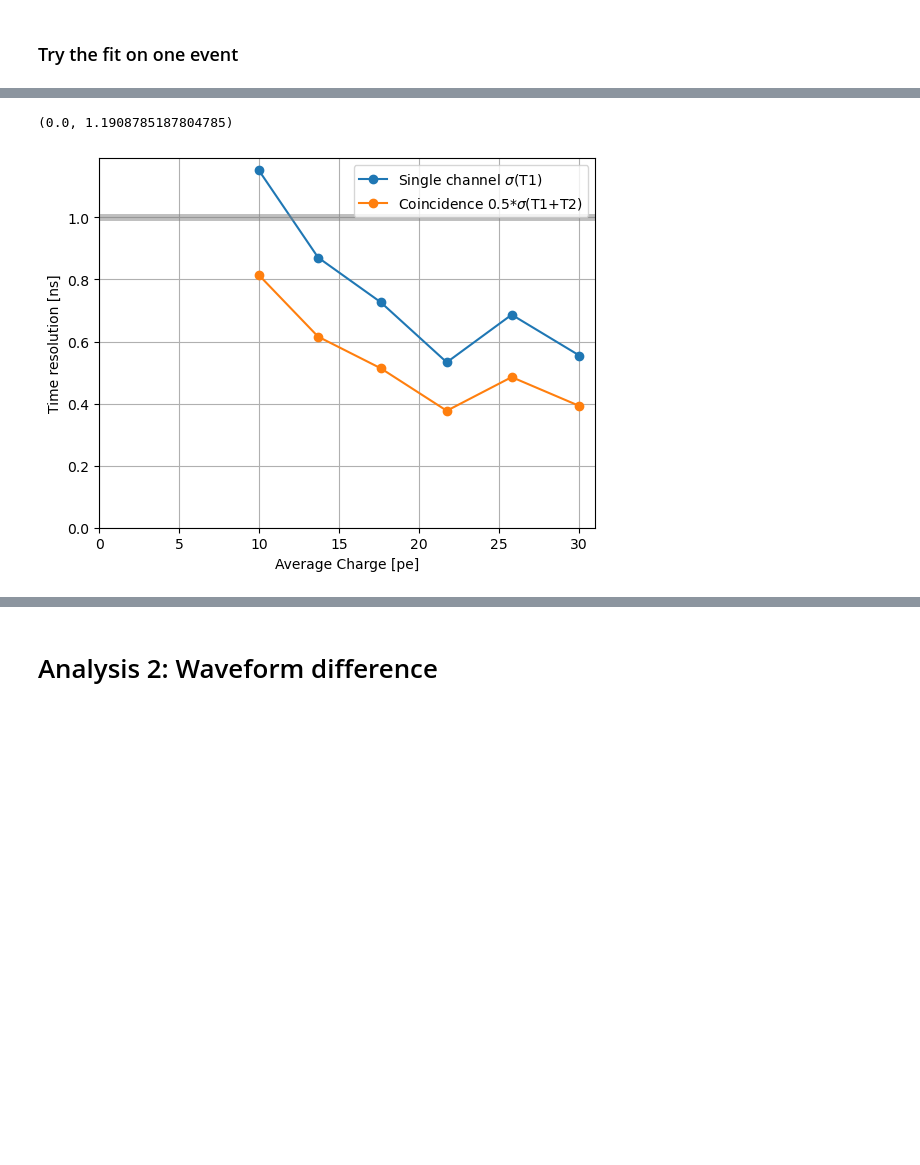
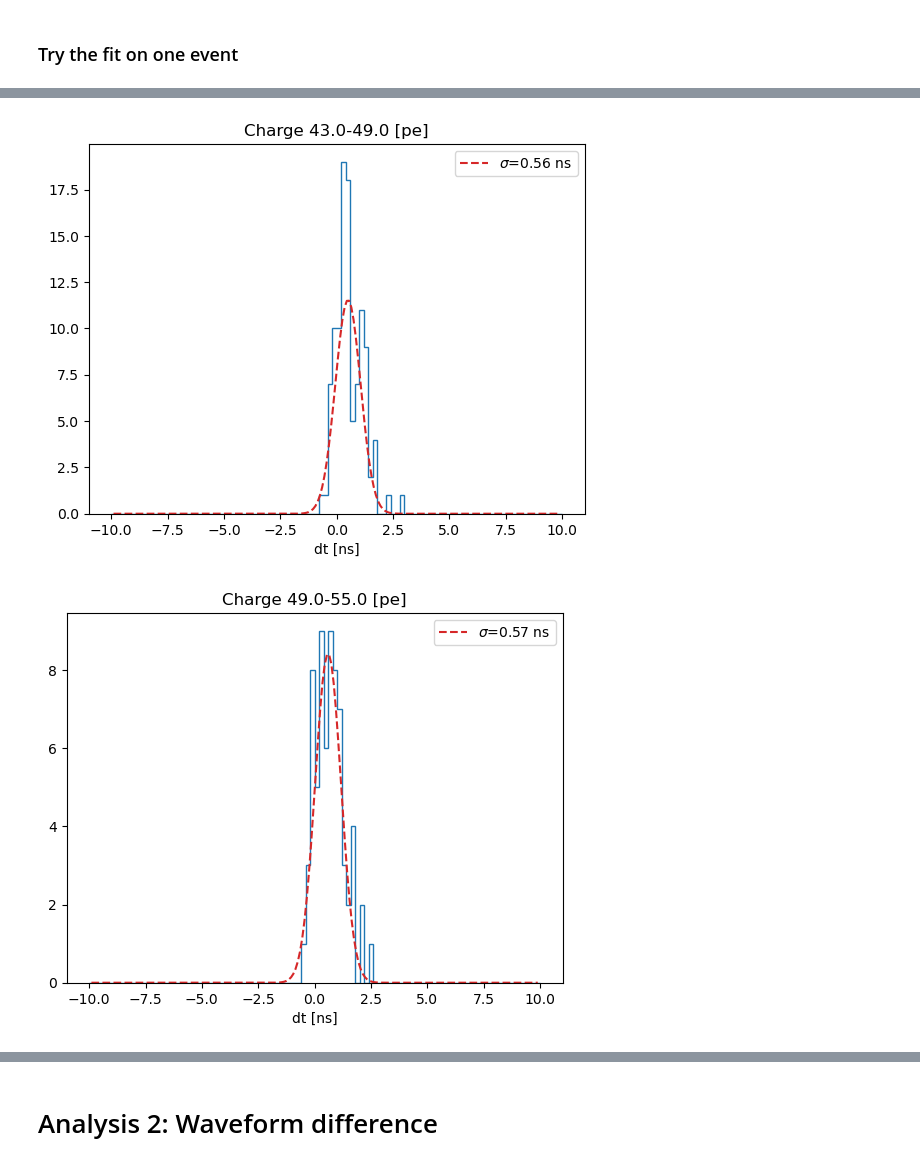
Before and after one commit to EdmondRen/Mu-Hardware, a Jupyter notebook: Keysight/Scintillator_bar_analysis.ipynb, the cells around one changed output, grey strips where cells are left out. Saved outputs shown, nothing was run; the diff lists cells and outputs as text; code cells hidden in the pictures; blank space fills up the shorter version.

```diff
--- a/Keysight/Scintillator_bar_analysis.ipynb
+++ b/Keysight/Scintillator_bar_analysis.ipynb
@@ -155,0 +242,10 @@ dt_fit = process_result["trigger_time_fit_1"]-process_result["trigger_time_fit_2
+# %%
+# joblib.dump(process_result, "muon_coinc_ch1_ch2_coin_processed.joblib")
+process_result = joblib.load("muon_coinc_ch1_ch2_coin_processed.joblib")
+
+process_result["charge_min"] = np.min([process_result["amplitude_fit_1"],process_result["amplitude_fit_2"]],axis=0)/amp2eh
+charge_1 = process_result["amplitude_fit_1"]/amp2eh
+charge_2 = process_result["amplitude_fit_2"]/amp2eh
+dt_edge = process_result["trigger_time_edge_1"]-process_result["trigger_time_edge_2"]
+dt_cfd = process_result["trigger_time_cfd_1"]-process_result["trigger_time_cfd_2"]
+dt_fit = process_result["trigger_time_fit_1"]-process_result["trigger_time_fit_2"]
@@ -156,12 +261,12 @@ dt_fit = process_result["trigger_time_fit_1"]-process_result["trigger_time_fit_2
 # %%
 mask_basic = process_result["charge_min"]>0
-mask_amp = process_result["charge_min"]>4.5
+mask_amp = process_result["charge_min"]>8
 hist(process_result["charge_min"][mask_basic], bins=100,range=(0,50));
 hist(process_result["charge_min"][mask_basic&mask_amp], bins=100,range=(0,50));
-# hist(charge_1[mask_basic&mask_amp], bins=100,range=(0,50));
-# hist(charge_2[mask_basic&mask_amp], bins=100,range=(0,50));
+hist(charge_1[mask_basic&mask_amp], bins=100,range=(0,50), histtype="step");
+hist(charge_2[mask_basic&mask_amp], bins=100,range=(0,50), histtype="step");
 xlabel("Minimum charge [pe]")
-print("Coincidence events",sum(mask_basic&mask_amp))
+print("Coincident events",sum(mask_basic&mask_amp))
 show()
 
 hist(process_result[f"amplitude_fit_2"][mask_basic&mask_amp]/amp2eh, range=(0,40),bins=41);
@@ -198,8 +304,8 @@ ylabel("Rise time [ns]")
 # %%
 mask = mask_basic&mask_amp
-h1 = hist(dt_edge[mask],bins=100,range=(-20,20),histtype="step")#, label="Level trigger");
-h2 = hist(dt_cfd[mask], bins=100,range=(-20,20),histtype="step")#, label="CFD trigger");
-h3 = hist(dt_fit[mask], bins=100,range=(-20,20),histtype="step")#, label="Fit");
+h1 = hist(dt_edge[mask],bins=100,range=(-10,10),histtype="step")#, label="Level trigger");
+h2 = hist(dt_cfd[mask], bins=100,range=(-10,10),histtype="step")#, label="CFD trigger");
+h3 = hist(dt_fit[mask], bins=100,range=(-10,10),histtype="step")#, label="Fit");
 
 
 popt, pcov, info, f = hp.fit_hist("gauss", h1, label="Level trigger, $\sigma$={popt[2]:.2f} ns", color="C0", linestyle="--");
@@ -217,11 +323,12 @@ legend()
 # %%
 list_charge=[]
 list_sigma = []
-for i in range(6):
-    gap=4
+for i in range(10):
+    gap=6
     mask = mask_basic&mask_amp  & (np.abs(process_result["charge_min"]-(10+i*gap))<(gap/2))
 
-    h = hist(dt_edge[mask],bins=100,range=(-20,20),histtype="step")#, label="Level trigger");
+    h = hist(dt_edge[mask],bins=100,range=(-10,10),histtype="step")#, label="Level trigger");
+    # h = hist(dt_cfd[mask],bins=100,range=(-10,10),histtype="step")#, label="Level trigger");
     popt, pcov, info, f = hp.fit_hist("gauss", h, label="$\sigma$={popt[2]:.2f} ns", color="C3", linestyle="--");
     legend()
     title(f"Charge {10+gap*i-gap/2}-{10+gap*i+gap/2} [pe]")
@@ -231,17 +338,4 @@ for i in range(6):
     avg_charge = np.mean(process_result["charge_min"][mask])
     list_charge.append(avg_charge)
     list_sigma.append(popt[2])
-
-list_charge=np.array(list_charge)
-list_sigma=np.array(list_sigma)
-plot(list_charge, list_sigma/np.sqrt(2), marker="o", label="Single channel $\sigma$(T1)")
-plot(list_charge, list_sigma/2, marker="o", label="Coincidence 0.5*$\sigma$(T1+T2)")
-xlabel("Average Charge [pe]")
-ylabel("Time resolution [ns]")
-legend()
-grid()
-axhline(1, linewidth=5, color="grey", alpha=0.5)
-# legend()
-xlim(0,)
-ylim(0,)
 # %% [output]
@@ -254,2 +348,2 @@ ylim(0,)
-(0.0, 1.1908785187804785)
-[figure, old version]
+[figure, new version]
+[figure, added]
```
Also changed, not shown: parts of 27 cells of this notebook, 5 other files.
